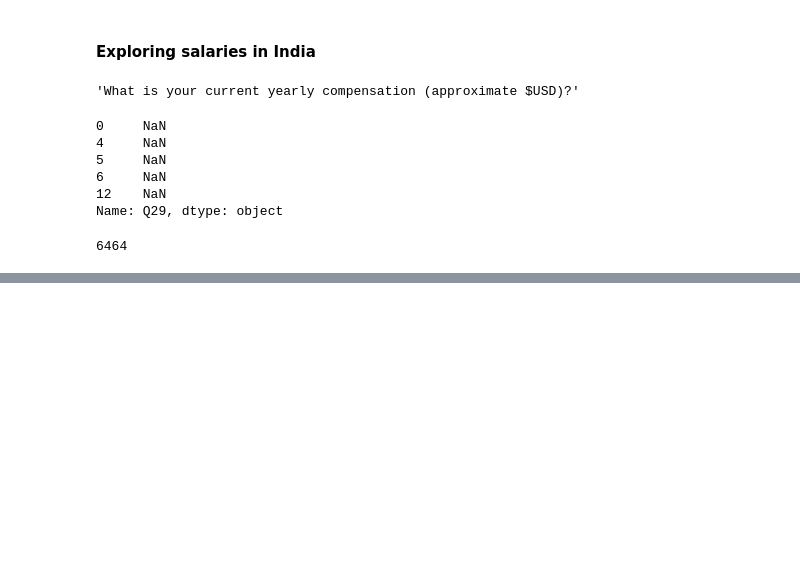
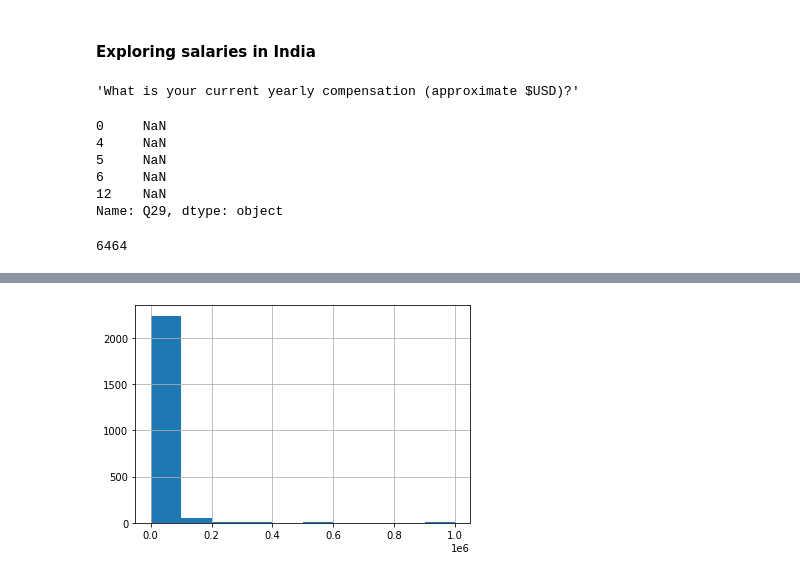
Before and after one commit to prasadposture/Kaggle-ML-and-DS-Survey, a Jupyter notebook: Kaggle ML and DS Survey 2022.ipynb, the cells around one changed output, grey strips where cells are left out. Saved outputs shown, nothing was run; the diff lists cells and outputs as text; code cells hidden in the pictures; blank space fills up the shorter version.

```diff
--- a/Kaggle ML and DS Survey 2022.ipynb
+++ b/Kaggle ML and DS Survey 2022.ipynb
@@ -338,0 +364,4 @@ India['Q29'].isna().sum()
+# %%
+#We need to remove commas in order to treat these entries as numeric
+India['Q29']=India['Q29'].str.replace(',','')
+India['Q29'].head()
@@ -338,0 +385,4 @@ India['Q29'].isna().sum()
+# %%
+#Creating new column as salary range
+India['salary_range']=India['Q29'].str.split('-')
+India.head()
@@ -338,0 +409,4 @@ India['Q29'].isna().sum()
+# %%
+#Modifying the lambda function while taking the lists with single entry into account
+India['s_min']=India['salary_range'].apply(lambda x: x[0])
+India['s_max']=India['salary_range'].apply(lambda x: x[1] if len(x)==2 else x[0])
@@ -338,0 +443,3 @@ India['Q29'].isna().sum()
+# %%
+# replace the '> 500000' with'500000'
+India['s_min']=India['s_min'].str.replace('>','')
@@ -338,0 +464,4 @@ India['Q29'].isna().sum()
+# %%
+India['s_min'].astype(int).hist();
+# %% [output]
+[figure, added]
```
Also changed, not shown: parts of 32 cells of this notebook.
